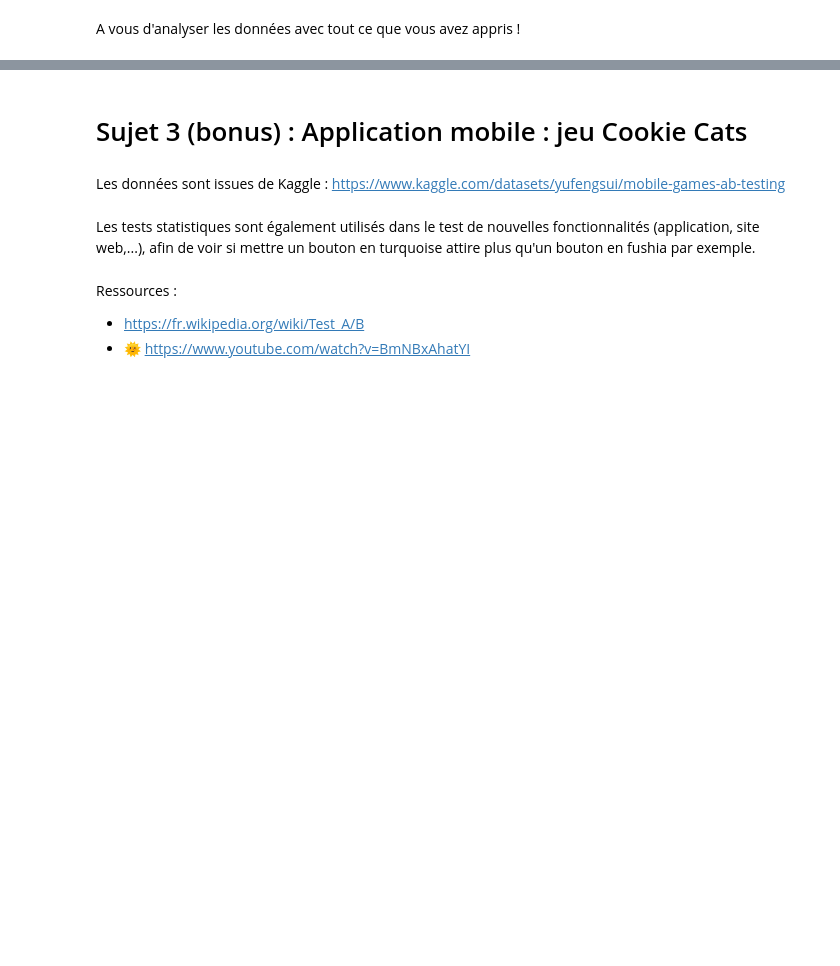
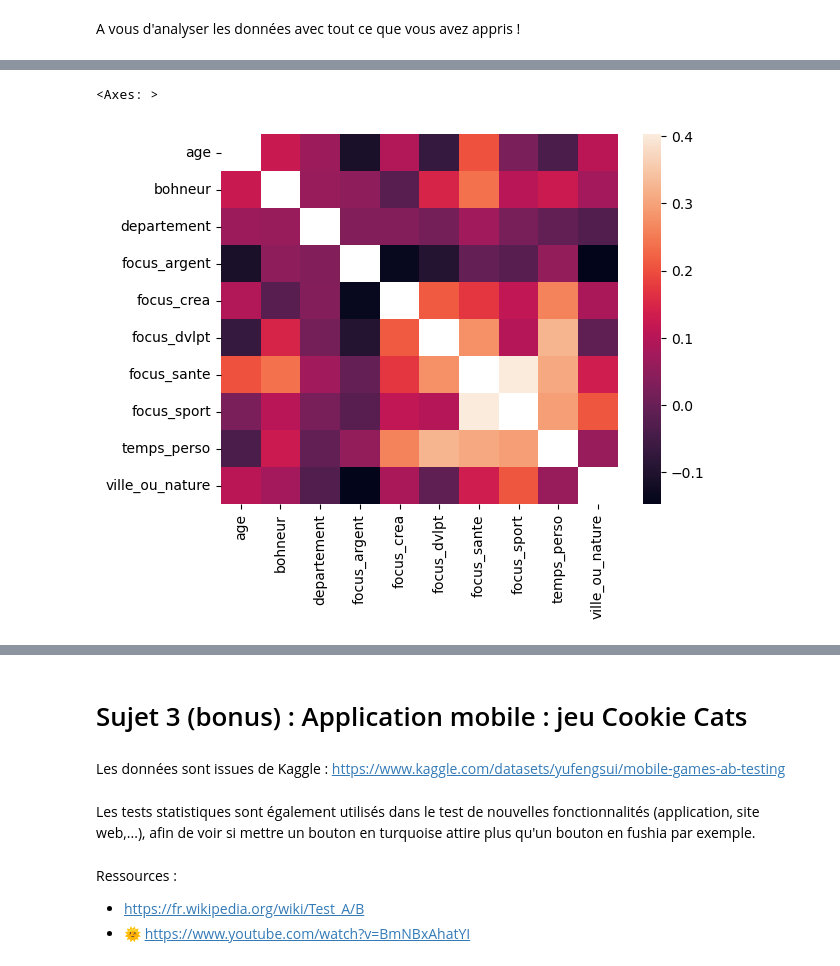
Before and after one commit to thomasmari/DataS3PG, a Jupyter notebook: module/8.Stats/Tests_d_hypothese_3/Tests d_hypothèses.ipynb, the cells around one changed output, grey strips where cells are left out. Saved outputs shown, nothing was run; the diff lists cells and outputs as text; code cells hidden in the pictures; blank space fills up the shorter version.

```diff
--- a/module/8.Stats/Tests_d_hypothese_3/Tests d_hypothèses.ipynb
+++ b/module/8.Stats/Tests_d_hypothese_3/Tests d_hypothèses.ipynb
@@ -912,0 +993,6 @@ A vous d'analyser les données avec tout ce que vous avez appris !
+# %%
+quanti_col = list(data.dtypes[data.dtypes == 'int64'].sort_index().index)
+corr_df = data[quanti_col].corr(method='pearson')
+for c in quanti_col:
+    corr_df.loc[c,c]=pd.NA
+corr_df
@@ -912,0 +1011,5 @@ A vous d'analyser les données avec tout ce que vous avez appris !
+# %%
+seaborn.heatmap(corr_df)
+# %% [output]
+<Axes: >
+[figure, added]
```
Also changed, not shown: parts of 26 cells of this notebook, 1 other file.
